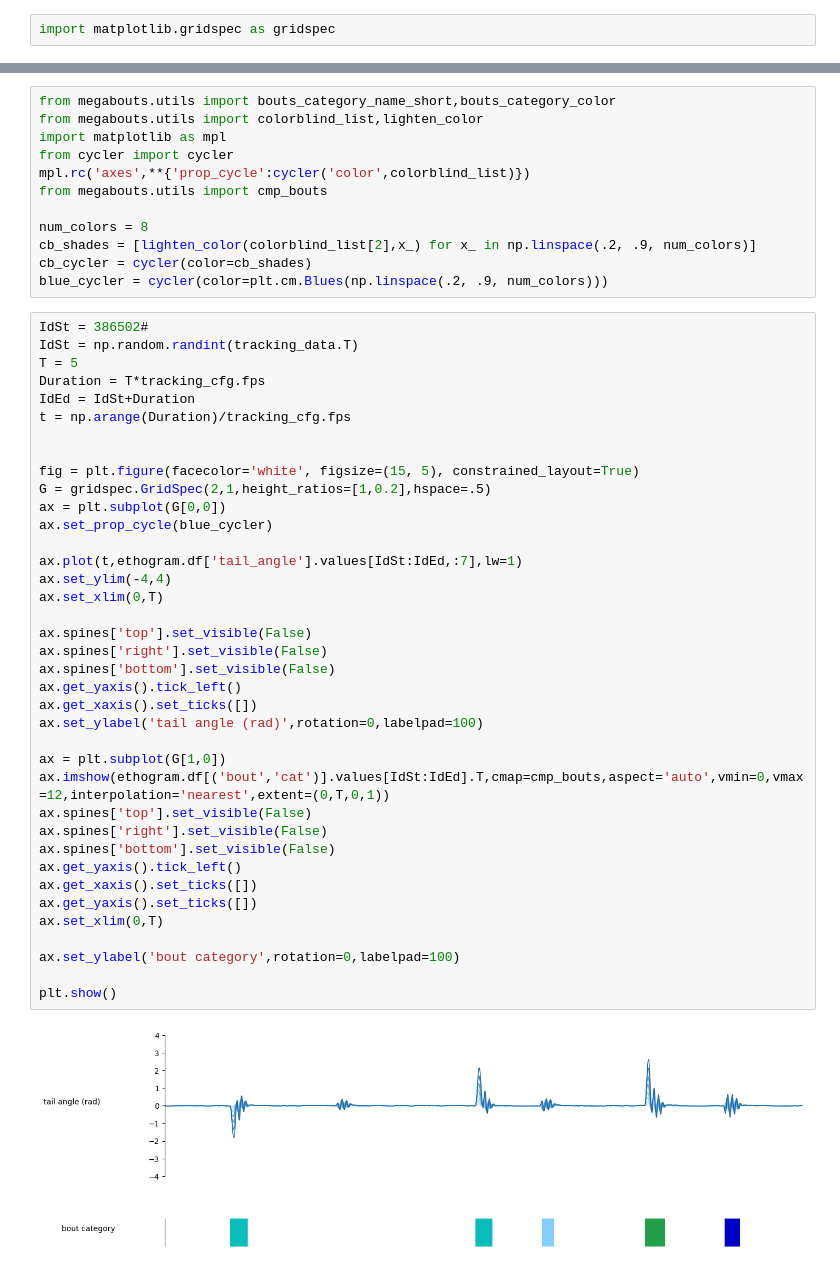
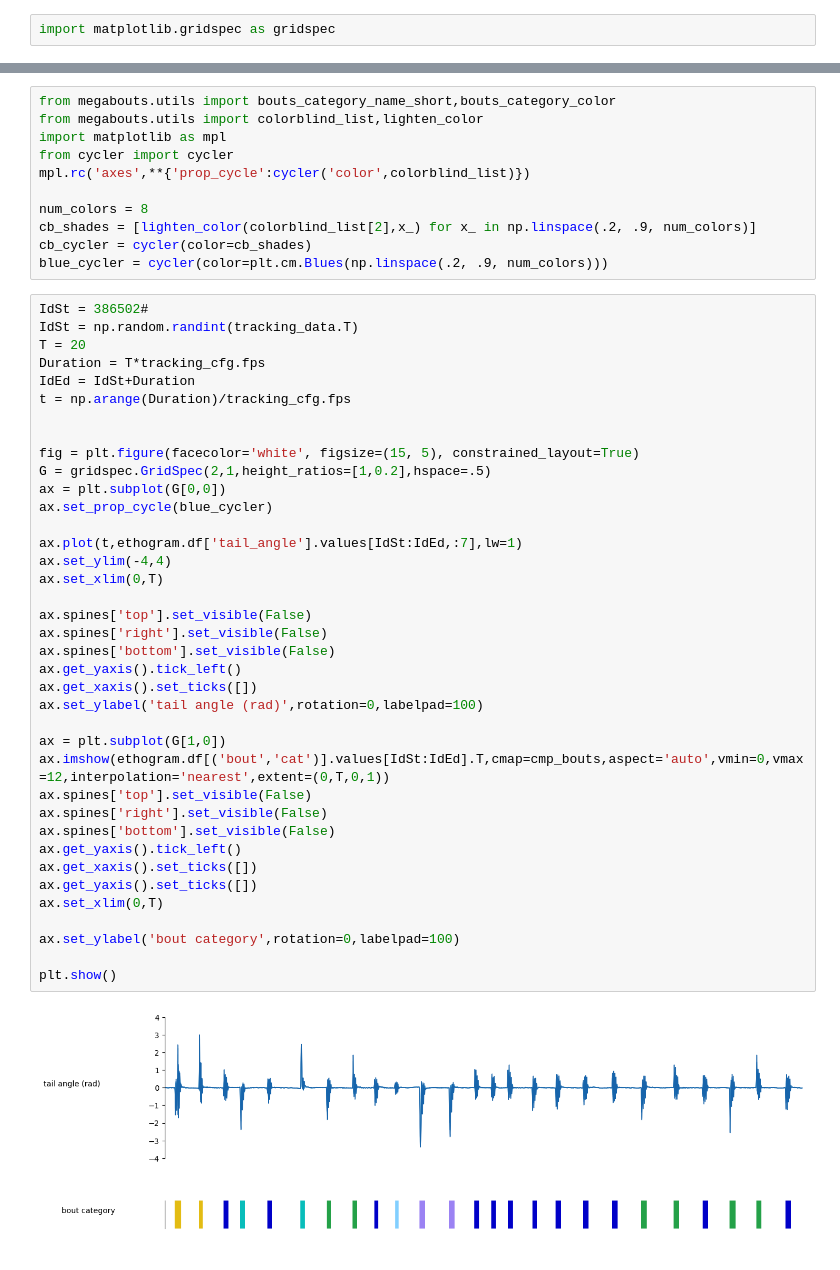
Before and after one commit to orger-lab/megabouts, a Jupyter notebook: docs/source/notebooks/tutorial_FullTracking_Pipeline.ipynb, the cells around one changed output, grey strips where cells are left out. Saved outputs shown, nothing was run; the diff lists cells and outputs as text.

```diff
--- a/docs/source/notebooks/tutorial_FullTracking_Pipeline.ipynb
+++ b/docs/source/notebooks/tutorial_FullTracking_Pipeline.ipynb
@@ -85,7 +129,6 @@ from megabouts.utils import colorblind_list,lighten_color
 import matplotlib as mpl
 from cycler import cycler
 mpl.rc('axes',**{'prop_cycle':cycler('color',colorblind_list)})
-from megabouts.utils import cmp_bouts
 
 num_colors = 8
 cb_shades = [lighten_color(colorblind_list[2],x_) for x_ in np.linspace(.2, .9, num_colors)]
@@ -94,7 +137,7 @@ blue_cycler = cycler(color=plt.cm.Blues(np.linspace(.2, .9, num_colors)))
 # %%
 IdSt = 386502#
 IdSt = np.random.randint(tracking_data.T)
-T = 5
+T = 20
 Duration = T*tracking_cfg.fps
 IdEd = IdSt+Duration
 t = np.arange(Duration)/tracking_cfg.fps
@@ -103,31 +146,31 @@ t = np.arange(Duration)/tracking_cfg.fps
 fig = plt.figure(facecolor='white', figsize=(15, 5), constrained_layout=True)
 G = gridspec.GridSpec(2,1,height_ratios=[1,0.2],hspace=.5)
 ax = plt.subplot(G[0,0])
 ax.set_prop_cycle(blue_cycler)
 
 ax.plot(t,ethogram.df['tail_angle'].values[IdSt:IdEd,:7],lw=1)
 ax.set_ylim(-4,4)
 ax.set_xlim(0,T)
 
 ax.spines['top'].set_visible(False)
 ax.spines['right'].set_visible(False)
 ax.spines['bottom'].set_visible(False)
 ax.get_yaxis().tick_left()
 ax.get_xaxis().set_ticks([])
 ax.set_ylabel('tail angle (rad)',rotation=0,labelpad=100)
 
 ax = plt.subplot(G[1,0])
 ax.imshow(ethogram.df[('bout','cat')].values[IdSt:IdEd].T,cmap=cmp_bouts,aspect='auto',vmin=0,vmax=12,interpolation='nearest',extent=(0,T,0,1))
 ax.spines['top'].set_visible(False)
 ax.spines['right'].set_visible(False)
 ax.spines['bottom'].set_visible(False)
 ax.get_yaxis().tick_left()
 ax.get_xaxis().set_ticks([])
 ax.get_yaxis().set_ticks([])
 ax.set_xlim(0,T)
 
 ax.set_ylabel('bout category',rotation=0,labelpad=100)
 
 plt.show()
 # %% [output]
-[figure, old version]
+[figure, new version]
```
Also changed, not shown: parts of 6 cells of this notebook, 10 other files.
